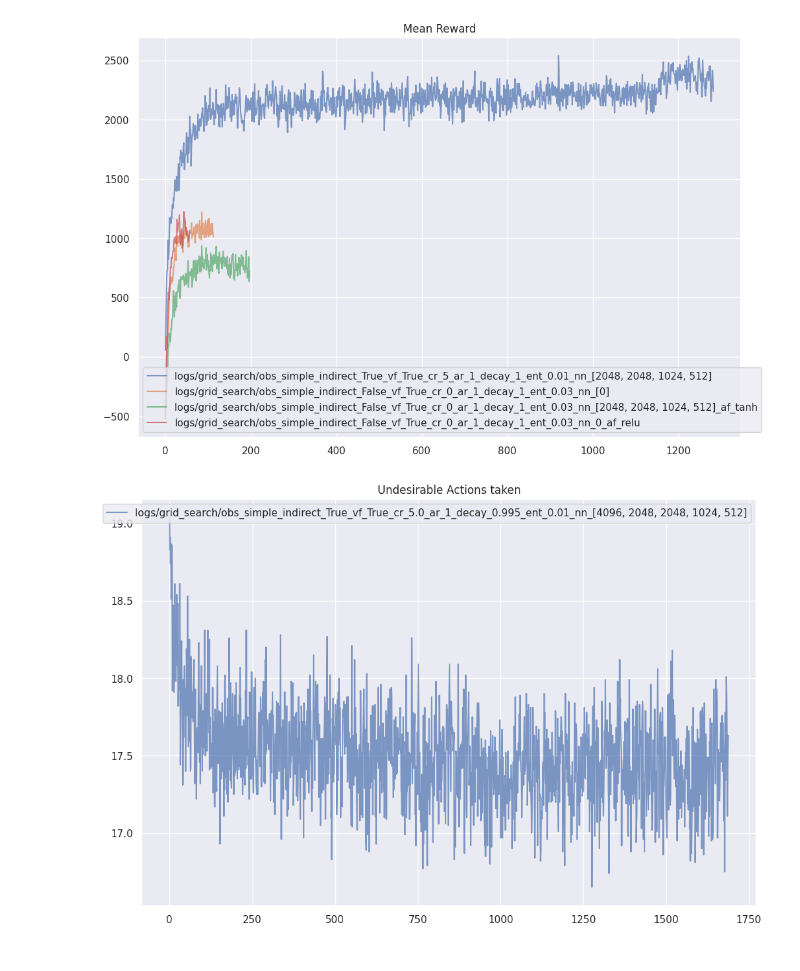
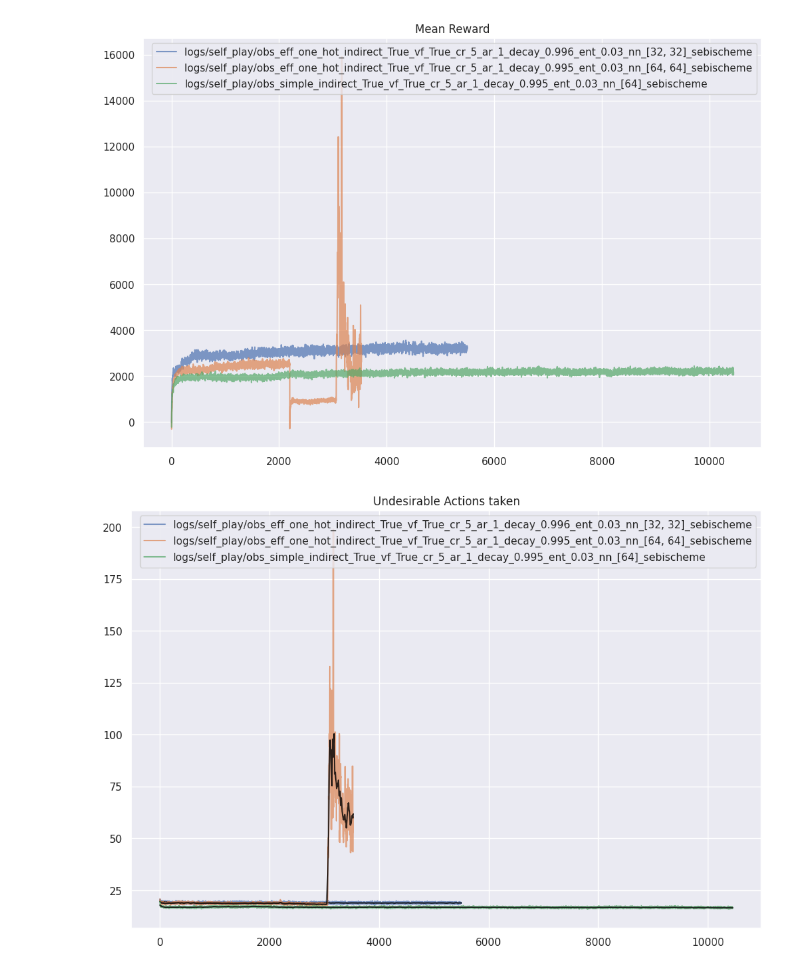
Before and after one commit to faguodev/SkyjoAI, a Jupyter notebook: evaluation.ipynb, the cells around one changed output. Cells and saved outputs as stored; diff of their text form; code cells hidden in the pictures.

Commit message:
added moving average to last plot

```diff
--- a/evaluation.ipynb
+++ b/evaluation.ipynb
@@ -44,12 +44,12 @@ logs_to_evaluate = [
     # "logs/grid_search/obs_simple_indirect_True_vf_True_cr_5.0_ar_1_decay_0.995_ent_0.01_nn_[2048, 2048, 1024, 512]",
     # "logs/grid_search/obs_simple_indirect_True_vf_True_cr_5.0_ar_5_decay_0.98_ent_0.01_nn_[2048, 2048, 1024, 512]",
     # "logs/grid_search/obs_simple_indirect_True_vf_True_cr_5.0_ar_5_decay_1_ent_0.01_nn_[512, 256, 128]",
-    # "logs/grid_search/obs_simple_indirect_True_vf_True_cr_5.0_ar_5_decay_1_ent_0.01_nn_[1024, 512, 256]",
-    #"logs/grid_search/obs_simple_indirect_True_vf_True_cr_5.0_ar_5_decay_1_ent_0.01_nn_[1024, 1024, 512, 256]",
-    "logs/grid_search/obs_simple_indirect_False_vf_True_cr_0_ar_1_decay_1_ent_0.03_nn_[0]",
+    "logs/self_play/obs_eff_one_hot_indirect_True_vf_True_cr_5_ar_1_decay_0.996_ent_0.03_nn_[32, 32]_sebischeme",
+    "logs/self_play/obs_eff_one_hot_indirect_True_vf_True_cr_5_ar_1_decay_0.995_ent_0.03_nn_[64, 64]_sebischeme",
+    "logs/self_play/obs_simple_indirect_True_vf_True_cr_5_ar_1_decay_0.995_ent_0.03_nn_[64]_sebischeme",
     #"logs/grid_search/obs_simple_indirect_False_vf_True_cr_0_ar_1_decay_1_ent_0.03_nn_[2048, 2048, 1024, 512]_af_tanh",
-    "logs/grid_search/obs_simple_indirect_False_vf_True_cr_0_ar_1_decay_1_ent_0.03_nn_0_af_relu",
-    "logs/grid_search/obs_simple_indirect_False_vf_True_cr_0_ar_1_decay_1_ent_0.03_nn_[256, 256]_af_relu"
+    #"logs/self_play/obs_simple_indirect_True_vf_True_cr_5_ar_1_decay_1_ent_0.03_nn_[32]_sebischeme",
+    #"logs/grid_search/obs_simple_indirect_False_vf_True_cr_0_ar_1_decay_1_ent_0.03_nn_[256, 256]_af_relu"
 
 ]
 
@@ -91,13 +90,24 @@ plt.title("Mean Reward")
 plt.legend()
 plt.show()
 # %% [output]
-[figure, old version]
+[figure, new version]
 # %%
 plt.show()
 for logs, hist_stats in zip(logs_to_evaluate, all_hist_stats):
+    undes_actions = hist_stats["undesirable_action_0_mean"]
+    N =len(undes_actions)
+    mean_undes_actions = np.zeros(N)
+    for i in range(N):
+        if i < 20:
+            mean_undes_actions[i] = np.mean(undes_actions[:i+20])
+        elif (i+20) >= N:
+            mean_undes_actions[i] = np.mean(undes_actions[i-20:])
+        else:
+            mean_undes_actions[i] = np.mean(undes_actions[i-20:i+20])
     sns.lineplot(hist_stats["undesirable_action_0_mean"], label=logs, alpha=0.7)
+    sns.lineplot(mean_undes_actions, alpha=0.8, c = "black")
 plt.title("Undesirable Actions taken")
 plt.legend()
 plt.show()
 # %% [output]
-[figure, old version]
+[figure, new version]
```
Also changed, not shown: parts of 3 cells of this notebook.
